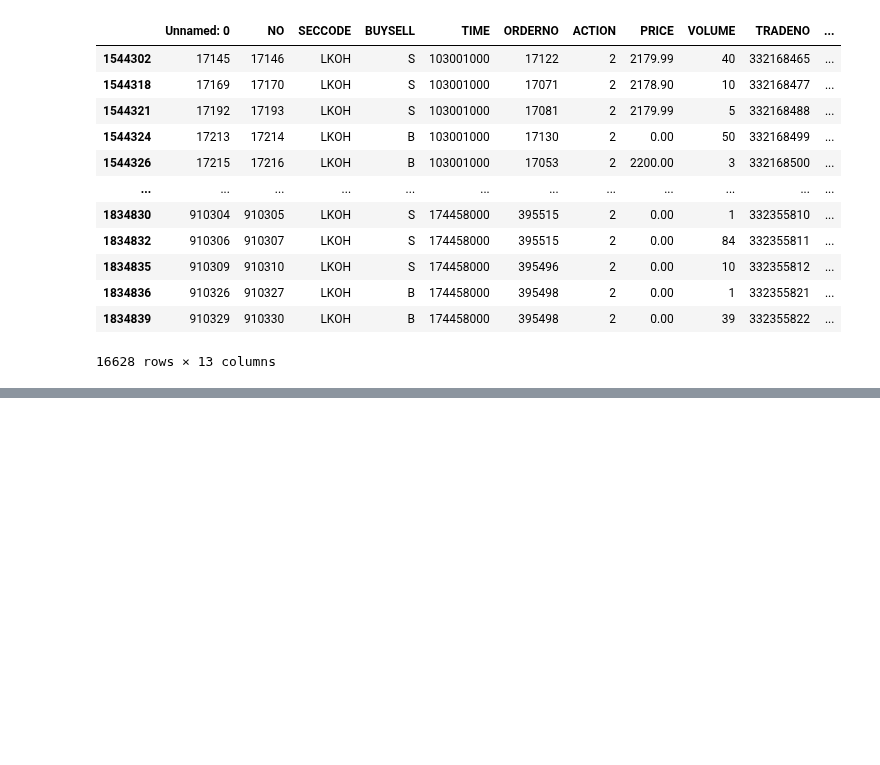
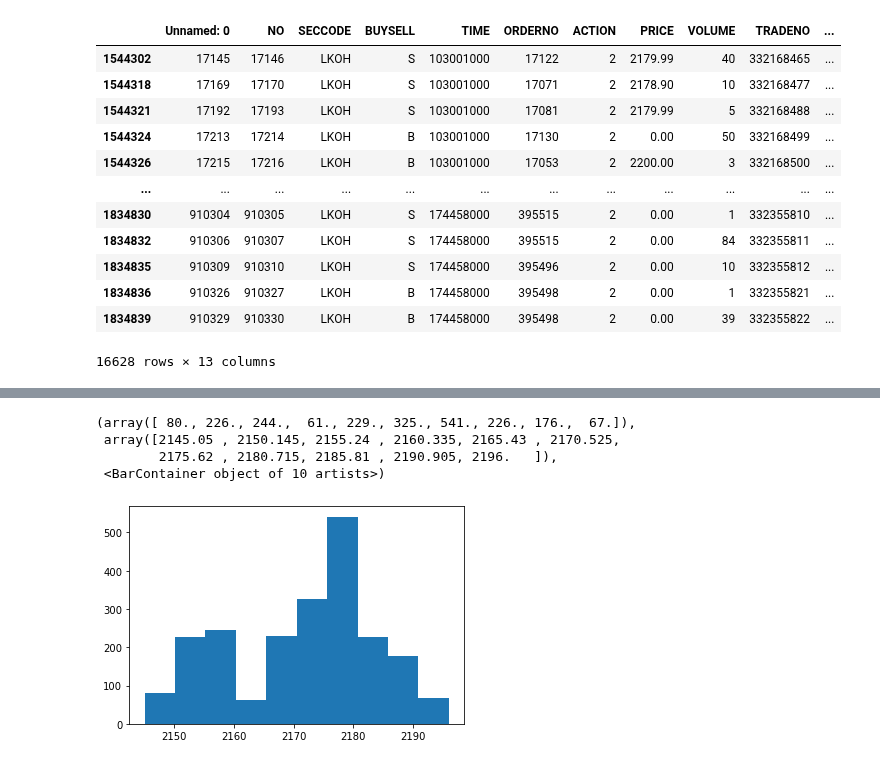
Before and after one commit to leonid-tkach/order-book-plot-find, a Jupyter notebook: OBPlots_Attributes.ipynb, the cells around one changed output, grey strips where cells are left out. Saved outputs shown, nothing was run; the diff lists cells and outputs as text; code cells hidden in the pictures; blank space fills up the shorter version.

```diff
--- a/OBPlots_Attributes.ipynb
+++ b/OBPlots_Attributes.ipynb
@@ -278,39 +194,0 @@ obp_atts_2007_df
-# %%
-def obp_atts2obp_atts_df(order_atts_df):
-    def buy_sell_obp(gr):
-        buy_minus_sell_vol = gr[gr.ATT == 'BOVOL']['VAL'].sum() - gr[gr.ATT == 'SOVOL']['VAL'].sum()
-        if buy_minus_sell_vol > 0:
-            return('B')
-        elif buy_minus_sell_vol < 0:
-            return('S')
-        else:
-            return('N')
-    def trades_notrades(gr):
-        trades_count = gr[gr.ATT == 'BTVOL'].size + gr[gr.ATT == 'STVOL'].size
-        if trades_count != 0:
-            return('T')
-        else:
-            return('N')
-    def obp_buysellyield(gr):
-        if trades_notrades(gr) == 'T':
-            b_obp_yield = gr.BPROFIT * 100 / gr[gr.ATT == 'BTVOL']['VAL'].sum()
-            s_obp_yield = gr.SPROFIT * 100 / gr[gr.ATT == 'STVOL']['VAL'].sum()
-            if buy_sell_obp(gr) == 'B':
-                return(list(b_obp_yield - s_obp_yield)[0])
-            elif buy_sell_obp(gr) == 'S':
-                return(list(s_obp_yield - b_obp_yield)[0])
-    def obp_td_vol_ratio(gr):
-        volratio = (gr.BOVOLobpcs.sum() - gr.CBOVOLobpcs.sum() - gr.BTVOLobpcs.sum() - gr.BPROFIT.sum() +
-                   gr.SOVOLobpcs.sum() - gr.CSOVOLobpcs.sum() - gr.STVOLobpcs.sum() - gr.SPROFIT.sum()) / (gr.BOVOLtdcs.sum() - gr.CBOVOLtdcs.sum() - gr.BTVOLtdcs.sum() - gr.BPROFIT.sum() +
-                   gr.SOVOLtdcs.sum() - gr.CSOVOLtdcs.sum() - gr.STVOLtdcs.sum() - gr.SPROFIT.sum())
-        return(abs(volratio))
-
-    buy_sell_obp_ser = order_atts_df.groupby(['DATE', 'SECCODE', 'OBPLOTNO']).apply(lambda gr: buy_sell_obp(gr))
-    trades_notrades_ser = order_atts_df.groupby(['DATE', 'SECCODE', 'OBPLOTNO']).apply(lambda gr: trades_notrades(gr))
-    obp_yield_ser = order_atts_df.groupby(['DATE', 'SECCODE', 'OBPLOTNO']).apply(lambda gr: obp_buysellyield(gr))
-    obp_td_vol_ratio_ser = order_atts_df.groupby(['DATE', 'SECCODE', 'OBPLOTNO']).apply(lambda gr: obp_td_vol_ratio(gr))
-
-    df = pd.DataFrame.from_dict({'BUYSELLOBP': buy_sell_obp_ser, 'TRADESNOTRADES': trades_notrades_ser,
-                                'BUYSELLYIELD': obp_yield_ser, 'OBPTDVOLRATIO': obp_td_vol_ratio_ser})
-    df.reset_index(inplace=True)
-    return(df)
@@ -369,0 +389,8 @@ plt.hist(obp_atts_by_obp_2007_df.OBPTDVOLRATIO)
+# %%
+plt.hist(obp_atts_by_obp_2007_df.MINMAXRATIO)
+# %% [output]
+(array([ 80., 226., 244.,  61., 229., 325., 541., 226., 176.,  67.]),
+ array([2145.05 , 2150.145, 2155.24 , 2160.335, 2165.43 , 2170.525,
+        2175.62 , 2180.715, 2185.81 , 2190.905, 2196.   ]),
+ <BarContainer object of 10 artists>)
+[figure, added]
```
Also changed, not shown: parts of 23 cells of this notebook, 1 other file.
